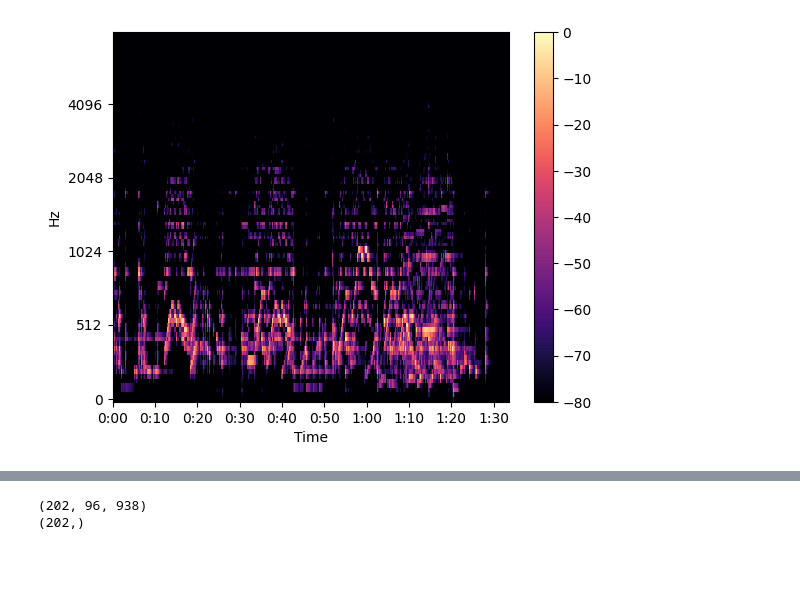
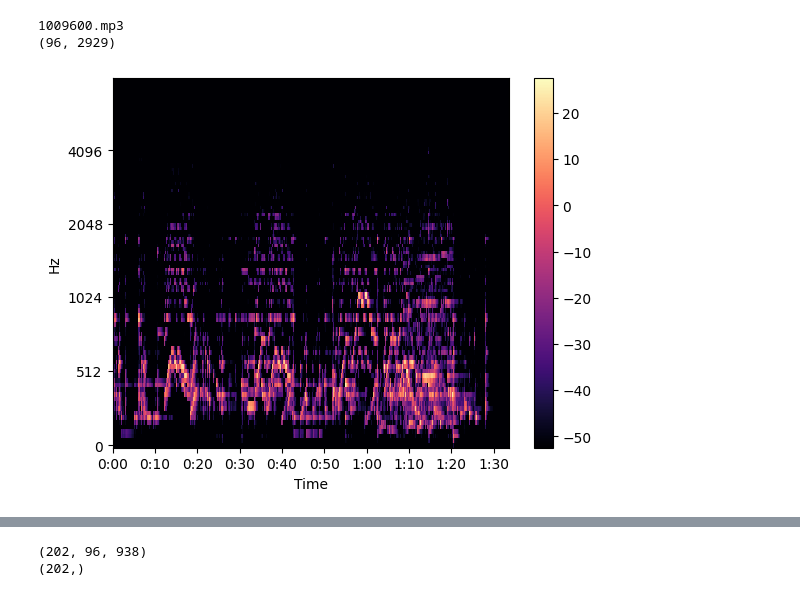
Before and after one commit to hugoalfedoputra/mudelling, a Jupyter notebook: prep/file-from-laptop-test.ipynb, the cells around one changed output, grey strips where cells are left out. Drawn from its saved outputs; the diff is of its cells as text; code cells hidden in the pictures; blank space fills up the shorter version.

```diff
--- a/prep/file-from-laptop-test.ipynb
+++ b/prep/file-from-laptop-test.ipynb
@@ -64,27 +64,31 @@ finally:
 # %%
 import numpy as np
 import matplotlib.pyplot as plt
 import librosa
 
-INPUT_LEN_SECS = 30
+# INPUT_LEN_SECS = 30
 SAMPLE_RATE = 16000
-SAMPLES = INPUT_LEN_SECS * SAMPLE_RATE
+# SAMPLES = INPUT_LEN_SECS * SAMPLE_RATE
 
 for song_file in os.scandir('./temp/00'):
     if song_file.is_file():
         y, sr = librosa.load('./temp/00/' + song_file.name, sr=SAMPLE_RATE)
-        y_midpoint = len(y) // 2
-        before_mid = y_midpoint - (SAMPLES // 2)
-        after_mid = y_midpoint + (SAMPLES // 2)
+        print(song_file.name)
+        # y_midpoint = len(y) // 2
+        # before_mid = y_midpoint - (SAMPLES // 2)
+        # after_mid = y_midpoint + (SAMPLES // 2)
 
         s = librosa.feature.melspectrogram(y=y, sr=sr, n_mels=96)
-        s_db = librosa.amplitude_to_db(np.abs(s), ref=np.max)
+        s_db = librosa.amplitude_to_db(s, ref=100)
+        print(s_db.shape)
 
         plt.figure()
         librosa.display.specshow(s_db, sr=sr, x_axis='time', y_axis='mel')
         plt.colorbar()
         plt.show()
 
         break
 # %% [output]
+1009600.mp3
+(96, 2929)
-[figure, old version]
+[figure, new version]
```
Also changed, not shown: parts of 1 cell of this notebook, 4 other files.
